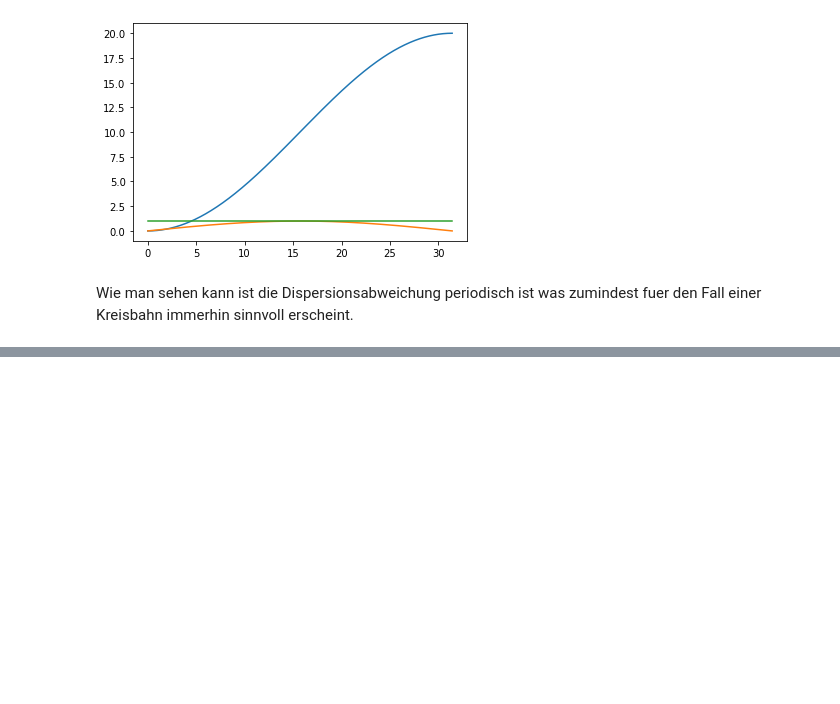
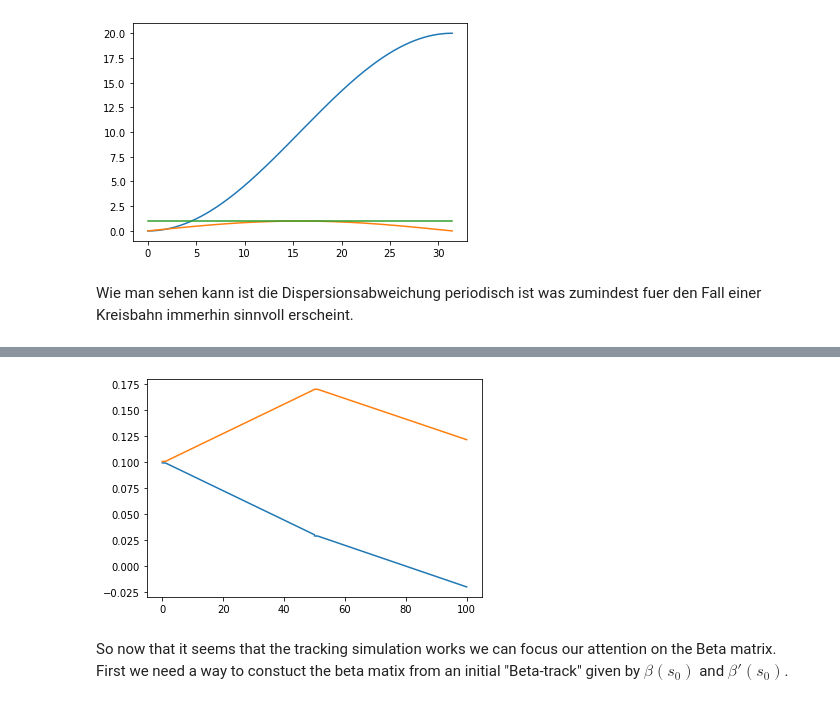
Before and after one commit to astoeltz/topFactory, a Jupyter notebook: Numerische_Optik.ipynb, the cells around one changed output, grey strips where cells are left out. Drawn from its saved outputs; the diff is of its cells as text; code cells hidden in the pictures; blank space fills up the shorter version.

```diff
--- a/Numerische_Optik.ipynb
+++ b/Numerische_Optik.ipynb
@@ -238,0 +273,37 @@ Wie man sehen kann ist die Dispersionsabweichung periodisch ist was zumindest fu
+# %%
+# I am assuming sector magnets here so that l is the distance that the beam travels through the dipole, not its actual length
+class Dipole():
+    def __init__(self, r, l):
+        self.bending_radius = r
+        self.length = l
+
+    def __call__(self, x_0, s):
+        if s > self.length:
+            raise ValueError("distance outside of dipole")
+        if x_0.shape == (4, 4):
+            return dipol_betamatrix_transport(x_0, s, self.bending_radius)
+        elif x_0.shape == (4,):
+            return dipol_particle_transport(x_0, s, self.bending_radius)
+        else:
+            raise ValueError("wrong shape of input vector. Neither particle vector nor Beta-matrix")
+
+    def propagate(self, x_0):
+        return self(x_0, self.length)
+# %%
+class Driftspace():
+    def __init__(self, l):
+        self.length = l
+        print(self.length)
+
+    def __call__(self, x_0, s):
+        if s > self.length:
+            raise ValueError("distance outside of driftspace")
+        if x_0.shape == (4, 4):
+            return drift_space_betamatrix_transport(x_0, s)
+        elif x_0.shape == (4,):
+            return drift_space_particle_transport(x_0, s)
+        else:
+            raise ValueError("wrong shape of input vector. Neither particle vector nor Beta-matrix")
+
+    def propagate(self, x_0):
+        return self(x_0, self.length)
@@ -238,0 +386,3 @@ Wie man sehen kann ist die Dispersionsabweichung periodisch ist was zumindest fu
+# %%
+fdc = FODOCell(100, 1, [2+3/4, 17+6/4, 32+9/4, 52+3/4, 67+6/4, 82+9/4], [14, 14, 14, 14, 14, 14], quad_strength, bending_radius)
+fdc.elements
@@ -238,0 +414,7 @@ Wie man sehen kann ist die Dispersionsabweichung periodisch ist was zumindest fu
+# %%
+s = np.linspace(0, 100, 10000)
+fdc.plot(np.array([.1, 0, .1, 0]), s)
+# %% [output]
+[figure, added]
+# %% [markdown]
+So now that it seems that the tracking simulation works we can focus our attention on the Beta matrix. First we need a way to constuct the beta matix from an initial "Beta-track" given by $\beta(s_0)$ and $\beta'(s_0)$.
```
Also changed, not shown: parts of 17 cells of this notebook.
